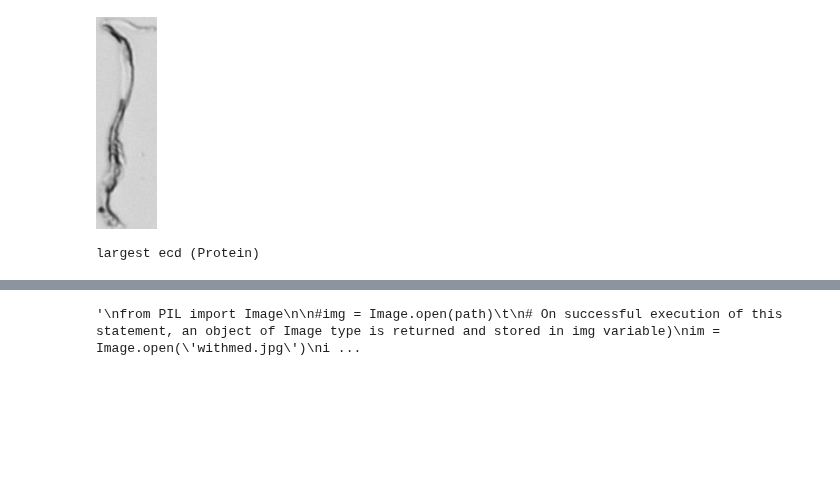
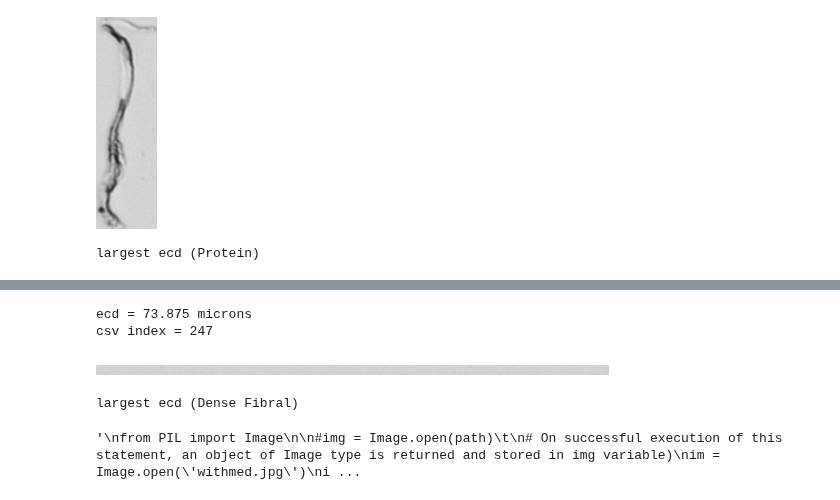
Before and after one commit to Scottholman33/KBI, a Jupyter notebook: KBI_Python_Start.ipynb, the cells around one changed output, grey strips where cells are left out. Cells and saved outputs as stored; diff of their text form; code cells hidden in the pictures; blank space fills up the shorter version.

```diff
--- a/KBI_Python_Start.ipynb
+++ b/KBI_Python_Start.ipynb
@@ -439,3 +440,35 @@ FileNotFoundError: [Errno 2] No such file or directory: '07_Vial3_Dense_Fibral_I
+# %%
+#largest ecd Schlieren lines
+
+max_ecd=np.max(schlieren["ecd_um"])
+print("ecd =",max_ecd,"microns")
+idx=np.where((df["ecd_um"]==max_ecd) & (df["type"].str.startswith("schlieren")) & (df["type"].str.endswith("lines")))
+idx_arr=idx[0]
+index=idx_arr[0]
+print("csv index =",index+1)
+
+row=df.iloc[index] #pull out entire row at index with largest ecd
+#print(row)
+
+ecd=df.iloc[index]['ecd_um']
+#print("ecd =",ecd)
+
+
+xL=df.iloc[index]['x_left']
+xR=df.iloc[index]['x_right']
+yT=df.iloc[index]['y_top']
+yB=df.iloc[index]['y_bottom']
+
+img=Image.open("07_Vial3_Dense_Fibral_00111.jpg")
+img2=img.crop((xL,yT,xR,yB))
+display(img2)
+
+print("largest ecd (Dense Fibral)")
+# %% [output]
+ecd = 73.875 microns
+csv index = 247
+[figure, added]
+largest ecd (Dense Fibral)
 # %%
 '''
 from PIL import Image
```
Also changed, not shown: parts of 1 cell of this notebook.
